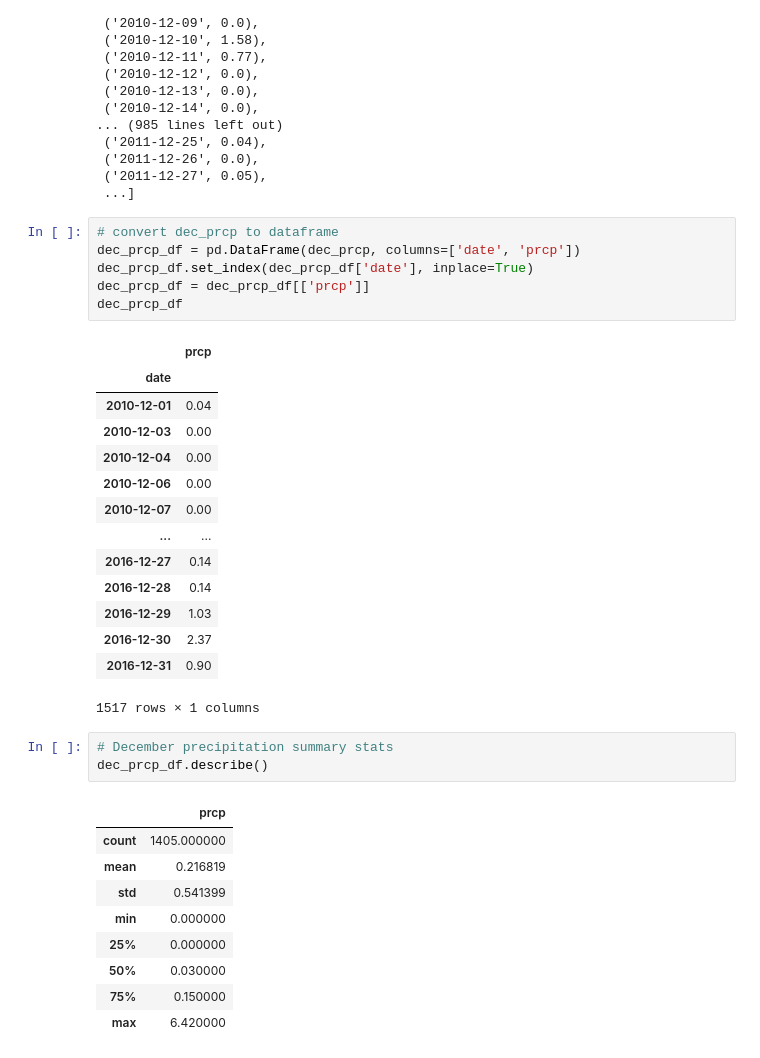
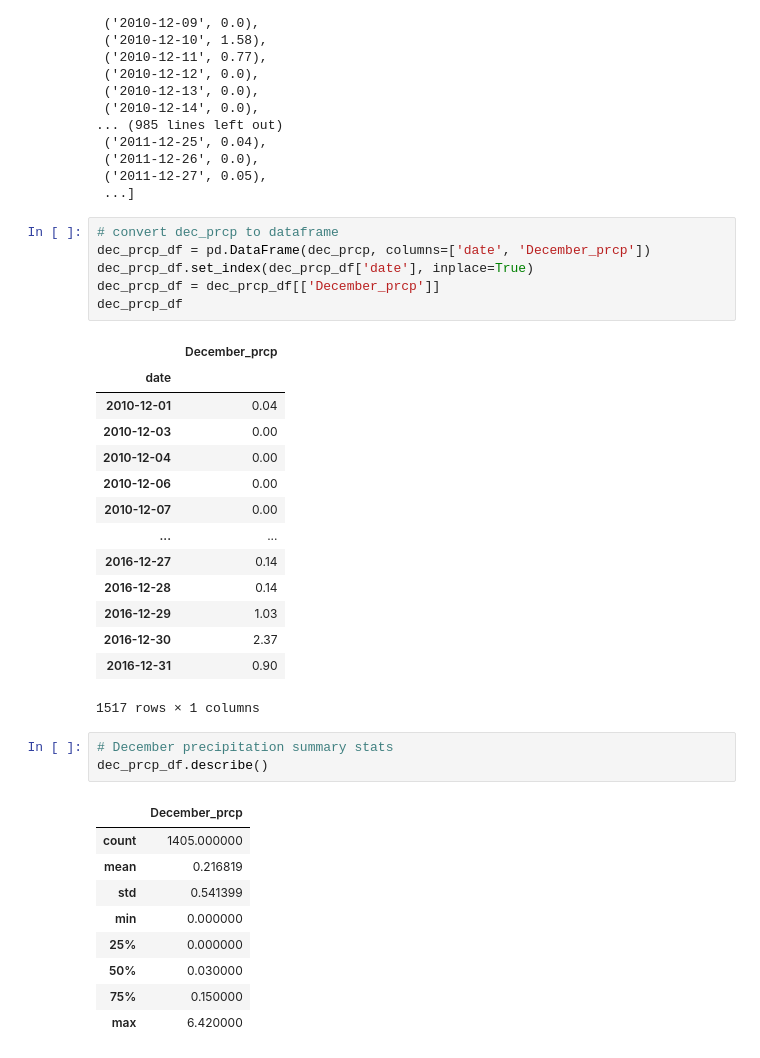
Before and after one commit to DSupps/surfs_up_new, a Jupyter notebook: SurfsUp_Challenge.ipynb, the cells around one changed output. Drawn from its saved outputs; the diff is of its cells as text.

```diff
--- a/SurfsUp_Challenge.ipynb
+++ b/SurfsUp_Challenge.ipynb
@@ -284,12 +284,12 @@ dec_prcp
  ...]
 # %%
 # convert dec_prcp to dataframe
-dec_prcp_df = pd.DataFrame(dec_prcp, columns=['date', 'prcp'])
+dec_prcp_df = pd.DataFrame(dec_prcp, columns=['date', 'December_prcp'])
 dec_prcp_df.set_index(dec_prcp_df['date'], inplace=True)
-dec_prcp_df = dec_prcp_df[['prcp']]
+dec_prcp_df = dec_prcp_df[['December_prcp']]
 dec_prcp_df
 # %% [output]
-|  | prcp |
+|  | December_prcp |
 | date |  |
 | 2010-12-01 | 0.04 |
 | 2010-12-03 | 0.00 |
@@ -307,7 +307,7 @@ dec_prcp_df
 # December precipitation summary stats
 dec_prcp_df.describe()
 # %% [output]
-|  | prcp |
+|  | December_prcp |
 | count | 1405.000000 |
 | mean | 0.216819 |
 | std | 0.541399 |
```
Also changed, not shown: parts of 8 cells of this notebook.
